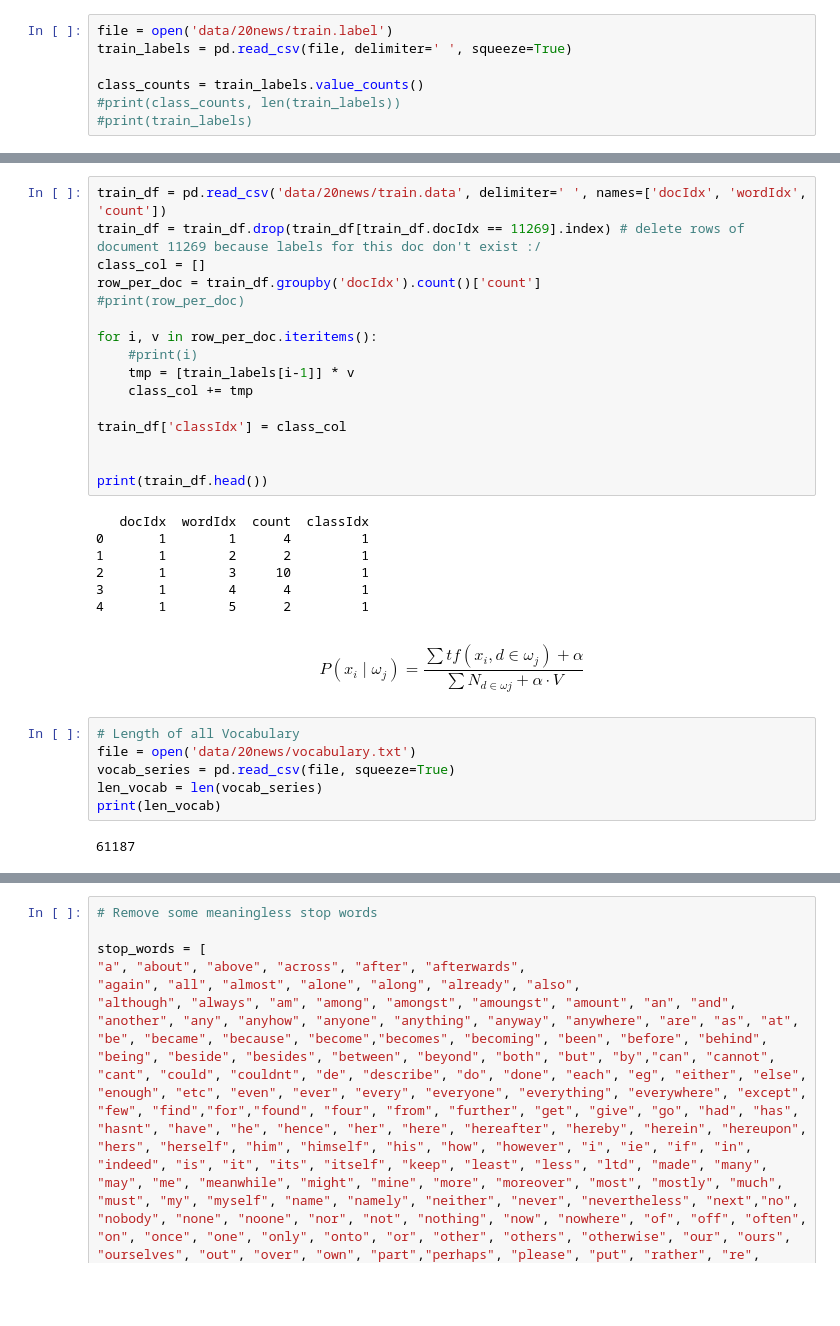
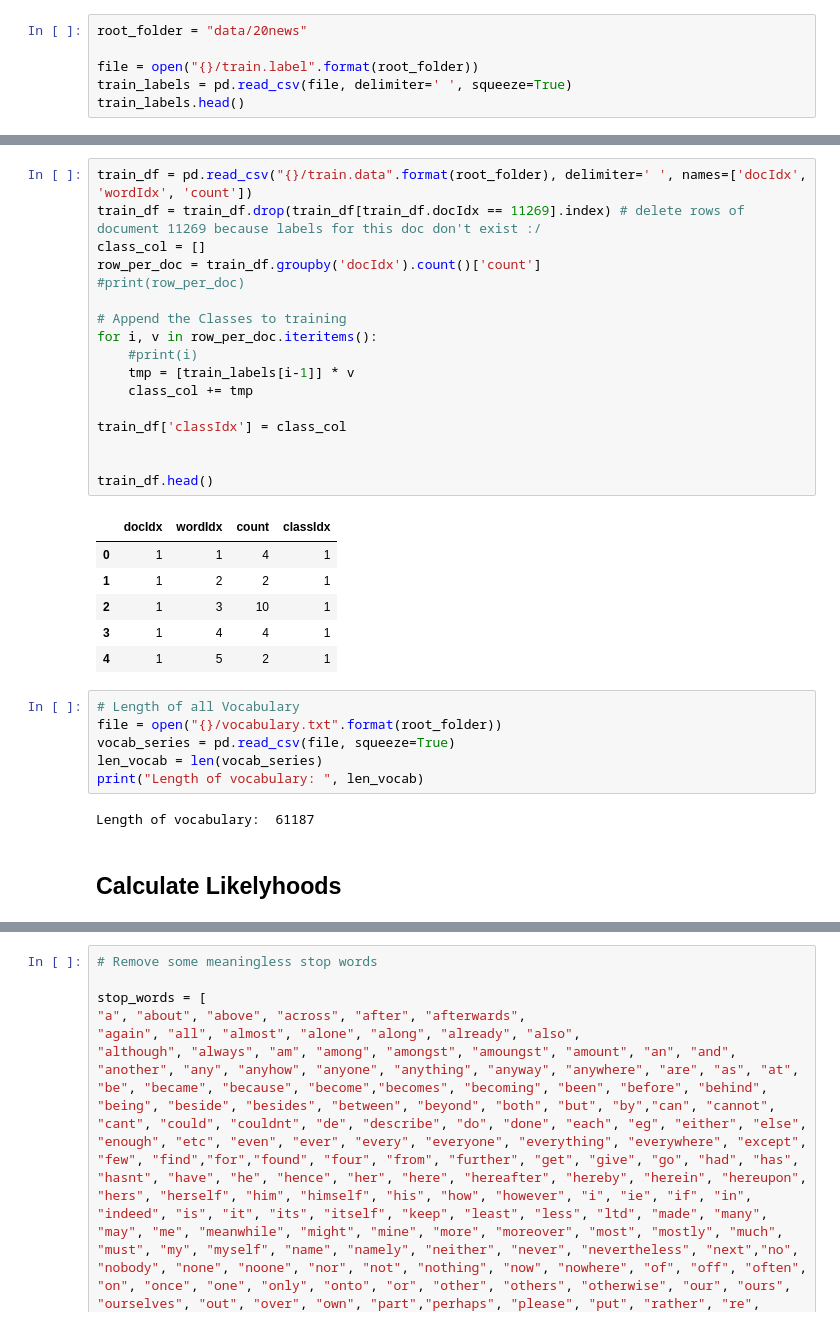
Before and after one commit to elhamza9/ml-from-scratch, a Jupyter notebook: naive-bayes-multinomial.ipynb, the cells around one changed output, grey strips where cells are left out. Cells and saved outputs as stored; diff of their text form; blank space fills up the shorter version.

```diff
--- a/naive-bayes-multinomial.ipynb
+++ b/naive-bayes-multinomial.ipynb
@@ -5,7 +46,6 @@ from math import isnan
 # %%
-file = open('data/20news/train.label')
+root_folder = "data/20news"
+
+file = open("{}/train.label".format(root_folder))
 train_labels = pd.read_csv(file, delimiter=' ', squeeze=True)
-
-class_counts = train_labels.value_counts()
-#print(class_counts, len(train_labels))
-#print(train_labels)
+train_labels.head()
@@ -20,34 +87,35 @@ Priors:  {16: 0.053159389421370253, 11: 0.053070642527511536, 9: 0.0528931487397
 # %%
-train_df = pd.read_csv('data/20news/train.data', delimiter=' ', names=['docIdx', 'wordIdx', 'count'])
+train_df = pd.read_csv("{}/train.data".format(root_folder), delimiter=' ', names=['docIdx', 'wordIdx', 'count'])
 train_df = train_df.drop(train_df[train_df.docIdx == 11269].index) # delete rows of document 11269 because labels for this doc don't exist :/
 class_col = []
 row_per_doc = train_df.groupby('docIdx').count()['count']
 #print(row_per_doc)
 
+# Append the Classes to training
 for i, v in row_per_doc.iteritems():
     #print(i)
     tmp = [train_labels[i-1]] * v
     class_col += tmp
 
 train_df['classIdx'] = class_col
 
 
-print(train_df.head())
+train_df.head()
 # %% [output]
-   docIdx  wordIdx  count  classIdx
-0       1        1      4         1
-1       1        2      2         1
-2       1        3     10         1
-3       1        4      4         1
-4       1        5      2         1
+|  | docIdx | wordIdx | count | classIdx |
+| 0 | 1 | 1 | 4 | 1 |
+| 1 | 1 | 2 | 2 | 1 |
+| 2 | 1 | 3 | 10 | 1 |
+| 3 | 1 | 4 | 4 | 1 |
+| 4 | 1 | 5 | 2 | 1 |
-# %% [markdown]
-$$ P(x_i \mid \omega_j) = \frac{\sum tf(x_i, d \in \omega_j) + \alpha}{\sum N_{d \in \omega j} + \alpha \cdot V} $$
 # %%
 # Length of all Vocabulary
-file = open('data/20news/vocabulary.txt')
+file = open("{}/vocabulary.txt".format(root_folder))
 vocab_series = pd.read_csv(file, squeeze=True)
 len_vocab = len(vocab_series)
-print(len_vocab)
+print("Length of vocabulary: ", len_vocab)
 # %% [output]
-61187
+Length of vocabulary:  61187
+# %% [markdown]
+## Calculate Likelyhoods
 # %%
```
Also changed, not shown: parts of 20 cells of this notebook, 2 other files.
